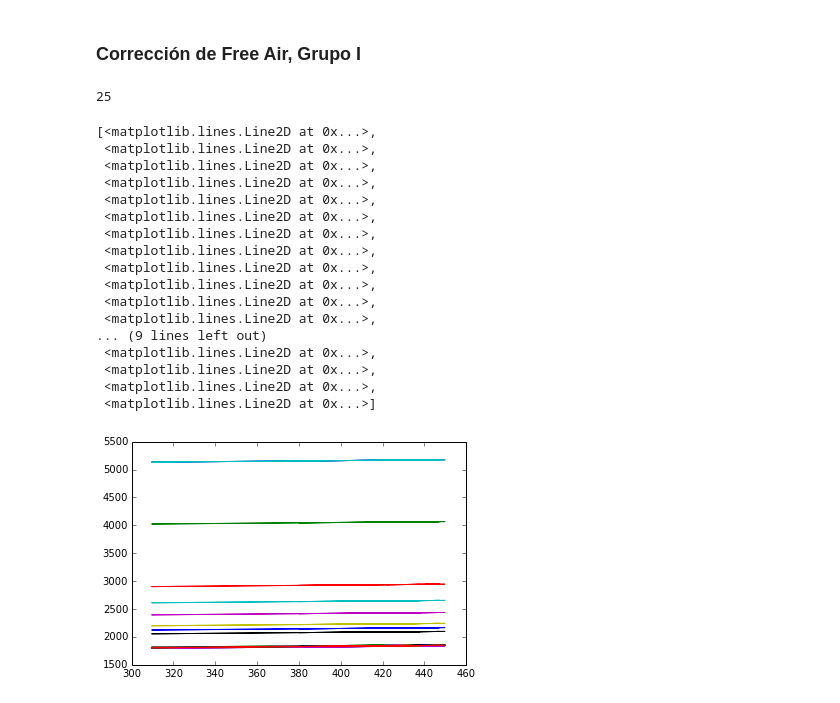
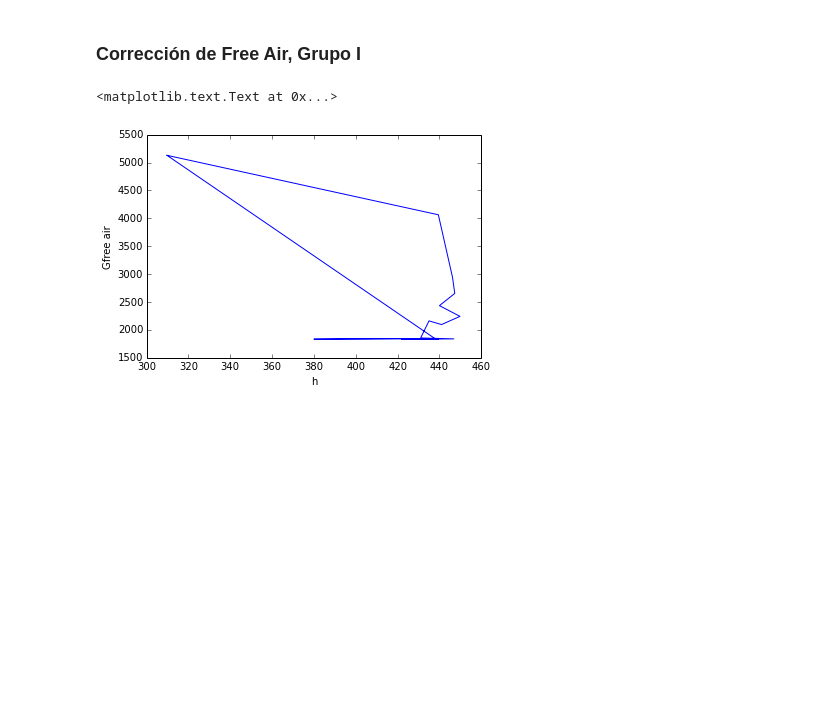
Before and after one commit to auracuervog/GeophysicsLab, a Jupyter notebook: Gravimetry/Gravimetry.ipynb, the cells around one changed output. Saved outputs shown, nothing was run; the diff lists cells and outputs as text; code cells hidden in the pictures; blank space fills up the shorter version.

```diff
--- a/Gravimetry/Gravimetry.ipynb
+++ b/Gravimetry/Gravimetry.ipynb
@@ -52,7 +54,7 @@ def freeair(Gdrift, h):
     for i in range(len(Gdrift)):
         #En todos los archivos usados, la altura de la base es la segunda posición de la lista
         delta_h = (h[i]-h[1])
-        Gfree.append(Gdrift+(0.3086*delta_h))
+        Gfree.append(Gdrift[i]+(0.3086*delta_h))
     return Gfree
 # %% [markdown]
 ### Corrección de deriva, Grupo E
@@ -92,25 +94,9 @@ plt.ylabel("Gdrift")
 ### Corrección de Free Air, Grupo I
 # %%
 Gfree = freeair(Gdrifti,hi)
-print (len(hi))
-plt.plot(h,Gfree)
+plt.plot(hi,Gfree)
+plt.xlabel("h")
+plt.ylabel("Gfree air")
 # %% [output]
-25
+<matplotlib.text.Text at 0x...>
-[<matplotlib.lines.Line2D at 0x...>,
- <matplotlib.lines.Line2D at 0x...>,
- <matplotlib.lines.Line2D at 0x...>,
- <matplotlib.lines.Line2D at 0x...>,
- <matplotlib.lines.Line2D at 0x...>,
- <matplotlib.lines.Line2D at 0x...>,
- <matplotlib.lines.Line2D at 0x...>,
- <matplotlib.lines.Line2D at 0x...>,
- <matplotlib.lines.Line2D at 0x...>,
- <matplotlib.lines.Line2D at 0x...>,
- <matplotlib.lines.Line2D at 0x...>,
- <matplotlib.lines.Line2D at 0x...>,
-... (9 lines left out)
- <matplotlib.lines.Line2D at 0x...>,
- <matplotlib.lines.Line2D at 0x...>,
- <matplotlib.lines.Line2D at 0x...>,
- <matplotlib.lines.Line2D at 0x...>]
-[figure, old version]
+[figure, new version]
```
Also changed, not shown: parts of 1 cell of this notebook, 1 other file.
